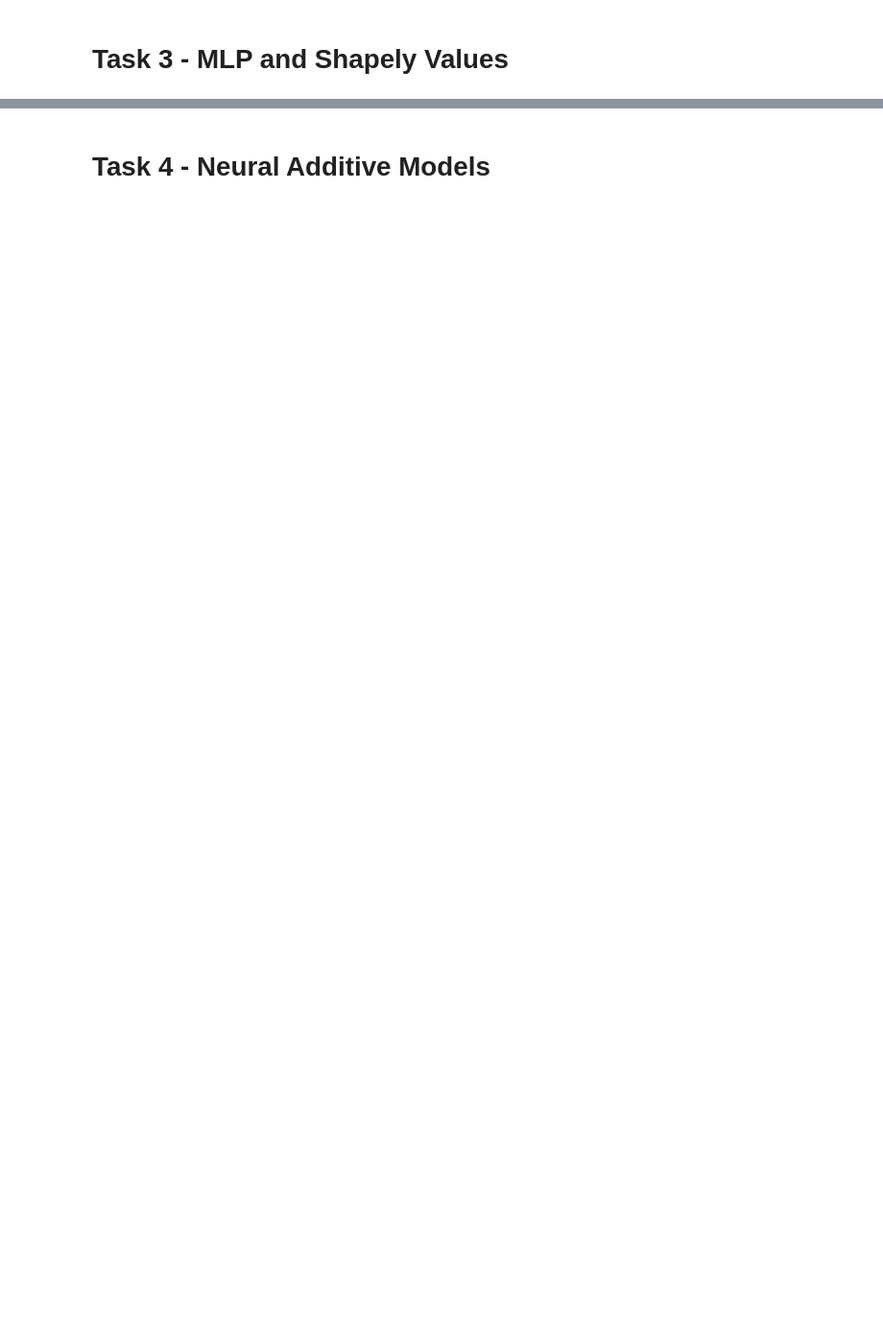
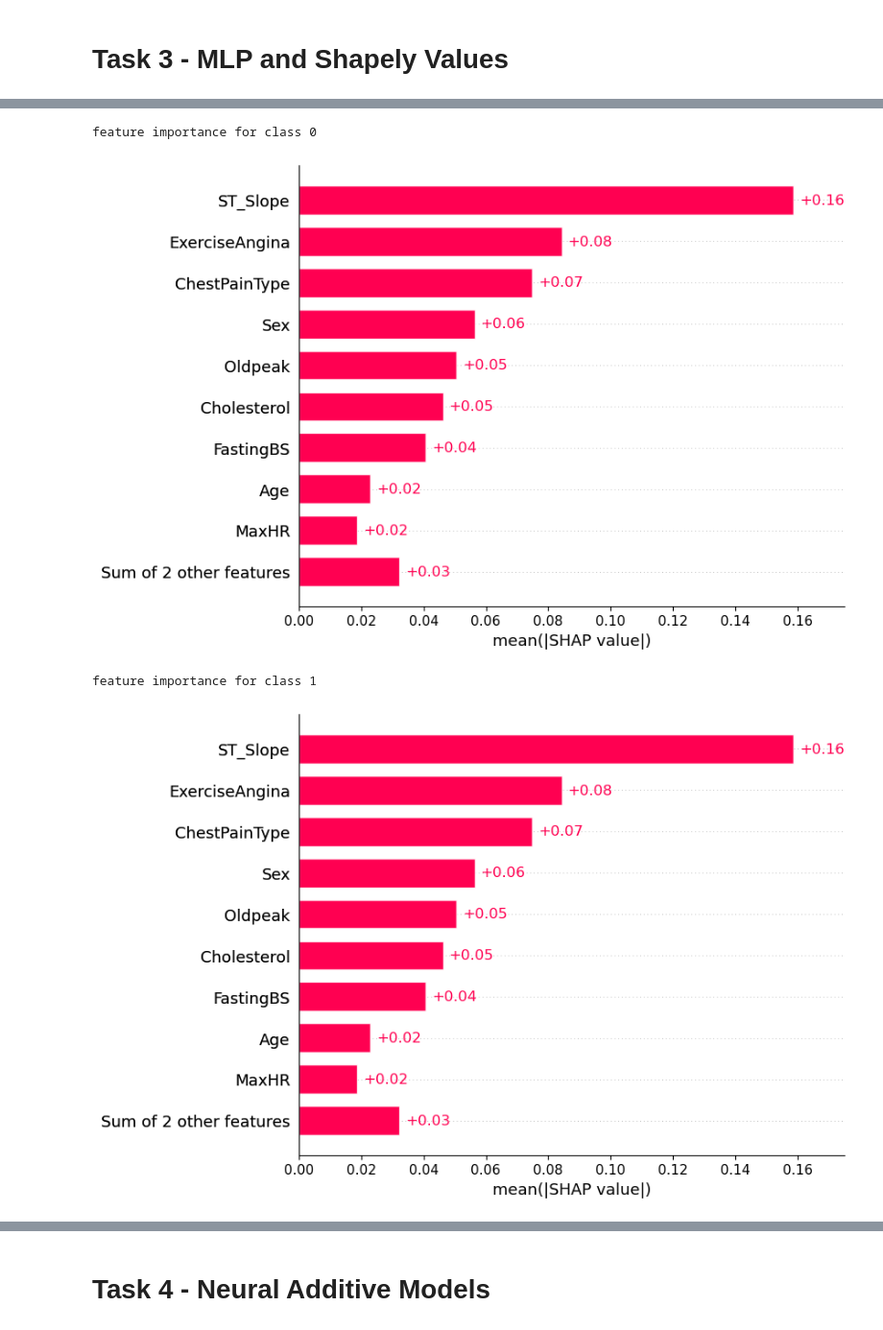
Before and after one commit to rkoonireddy/ML4H, a Jupyter notebook: Project1/code/Part1_all.ipynb, the cells around one changed output, grey strips where cells are left out. Shown at 96% size. Saved outputs shown, nothing was run; the diff lists cells and outputs as text; code cells hidden in the pictures; blank space fills up the shorter version.

```diff
--- a/Project1/code/Part1_all.ipynb
+++ b/Project1/code/Part1_all.ipynb
@@ -562,0 +576,24 @@ for class_idx in range(shap_values.shape[2]):
+# %%
+import shap
+
+# Wrap the MLPClassifier in a function for compatibility with SHAP
+def mlp_predict(data):
+    return mlp_classifier.predict_proba(data)
+
+# Initialize the Explainer with the MLP classifier and training data
+explainer = shap.Explainer(mlp_predict, X_train)
+
+# Calculate SHAP values for the entire test set
+shap_values = explainer(X_train)
+
+# Visualize the summary plot with a bar chart for the first class
+print("feature importance for class 0")
+shap.plots.bar(shap_values[:, :, 0])
+
+print("feature importance for class 1")
+shap.plots.bar(shap_values[:, :, 1])
+# %% [output]
+feature importance for class 0
+[figure, added]
+feature importance for class 1
+[figure, added]
```
Also changed, not shown: parts of 7 cells of this notebook, 1 other file.
